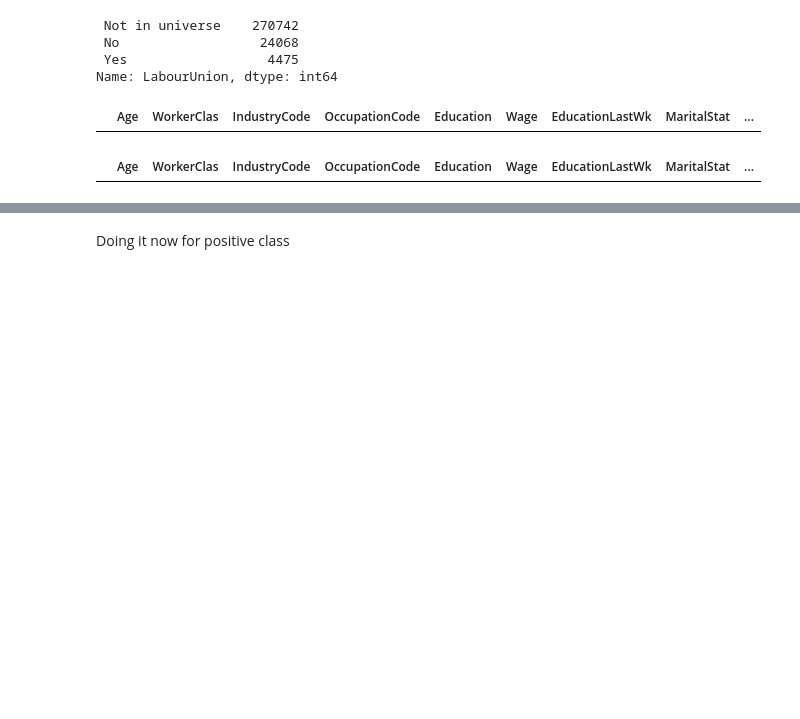
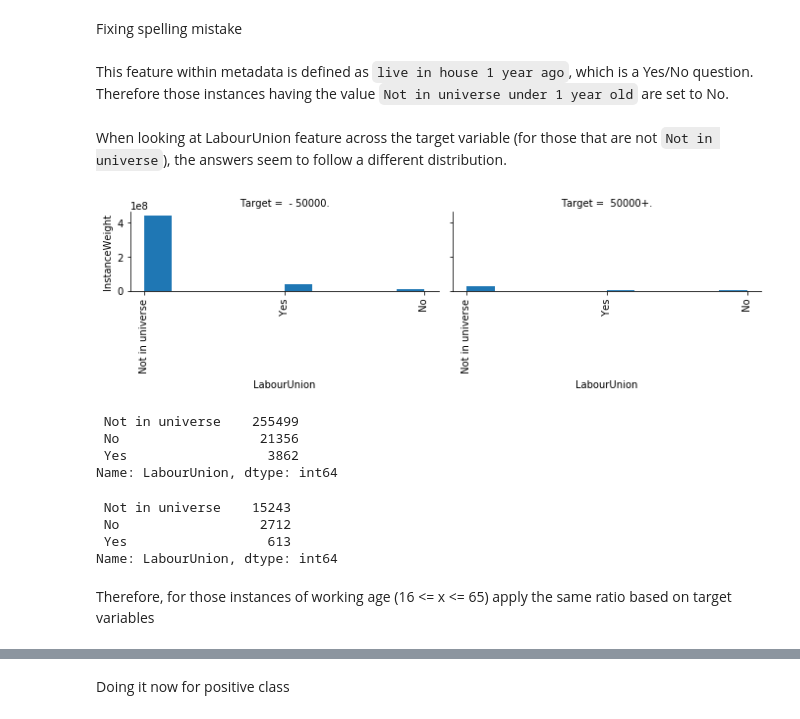
Before and after one commit to shaunmalti/Dataiku_Problem_2, a Jupyter notebook: Notebook.ipynb, the cells around one changed output, grey strips where cells are left out. Drawn from its saved outputs; the diff is of its cells as text; code cells hidden in the pictures; blank space fills up the shorter version.

```diff
--- a/Notebook.ipynb
+++ b/Notebook.ipynb
@@ -155,24 +170,41 @@ df.loc[(df['Education'].isin([' 5th or 6th grade', ' 1st 2nd 3rd or 4th grade'])
 df.loc[(df['Education'].isin([' 5th or 6th grade', ' 1st 2nd 3rd or 4th grade'])) & (df['Age'] < 12), 'Education'] = ' Elementary School'
 # %%
 df.loc[(df['Education'] == ' Less than 1st grade') & (df['Age'] > 7), 'Education'] = ' No Education'
+# %% [markdown]
+Fixing spelling mistake
 # %%
 df.loc[df['HouseholdSummaryStat']==' Child under 18 ever married', 'HouseholdSummaryStat'] = ' Child under 18 never married'
+# %% [markdown]
+This feature within metadata is defined as `live in house 1 year ago`, which is a Yes/No question. Therefore those instances having the value `Not in universe under 1 year old` are set to No.
 # %%
 df.loc[df['HouseLive1Yr']==' Not in universe under 1 year old', 'HouseLive1Yr'] = ' No'
+# %% [markdown]
+When looking at LabourUnion feature across the target variable (for those that are not `Not in universe`), the answers seem to follow a different distribution.
+# %%
+def weighted_hist(x, weights, **kwargs):
+    plt.hist(x, weights=weights, **kwargs)
+    plt.xticks(rotation=90)
+
+grid = sns.FacetGrid(df, col='Target', aspect=1.6)
+grid.map(weighted_hist, 'LabourUnion', 'InstanceWeight')
+plt.show()
+# %% [output]
+[figure, added]
 # %%
-df['LabourUnion'].value_counts()
+df.loc[(df['Target']==' - 50000.'), 'LabourUnion'].value_counts()
 # %% [output]
- Not in universe    270742
- No                  24068
- Yes                  4475
+ Not in universe    255499
+ No                  21356
+ Yes                  3862
 Name: LabourUnion, dtype: int64
-# %%
-df.loc[(df['LabourUnion']== ' Not in universe') & (df['Age'] < 16) & (df['Age'] > 65)]
-# %% [output]
-|  | Age | WorkerClas | IndustryCode | OccupationCode | Education | Wage | EducationLastWk | MaritalStat | ... |
-# %%
-df.loc[(df['LabourUnion']== ' Yes') & (df['Age'] < 16) & (df['Age'] > 65)]
-# %% [output]
-|  | Age | WorkerClas | IndustryCode | OccupationCode | Education | Wage | EducationLastWk | MaritalStat | ... |
+# %%
+df.loc[(df['Target']==' 50000+.'), 'LabourUnion'].value_counts()
+# %% [output]
+ Not in universe    15243
+ No                  2712
+ Yes                  613
+Name: LabourUnion, dtype: int64
+# %% [markdown]
+Therefore, for those instances of working age (16 <= x <= 65) apply the same ratio based on target variables
 # %%
 df.loc[(df['LabourUnion']== ' Not in universe') & (df['Age'] < 16) & (df['Age'] > 65), 'LabourUnion'] = ' No'
```
Also changed, not shown: parts of 57 cells of this notebook.
